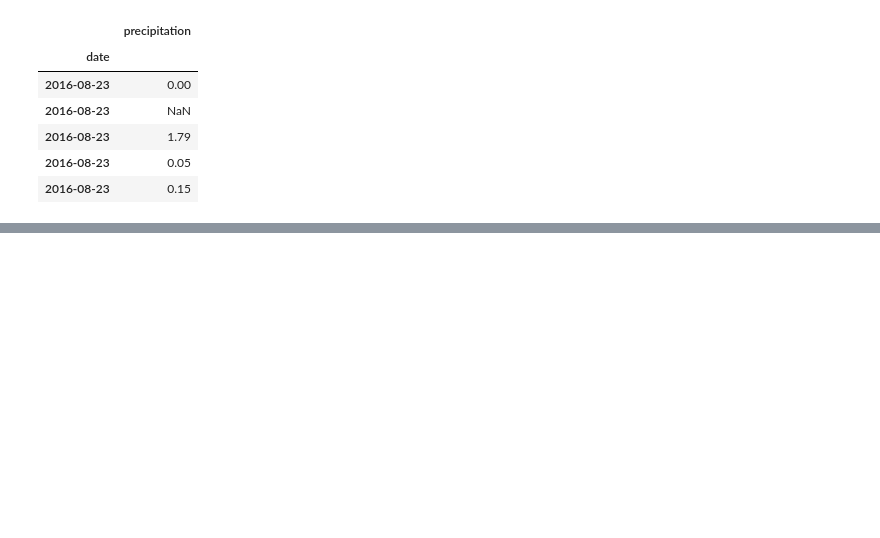
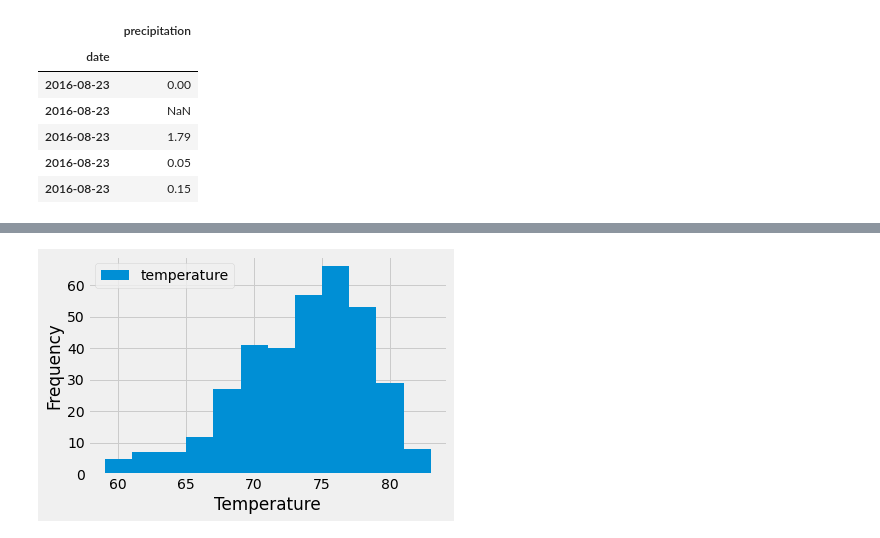
Before and after one commit to HarshitaRahul/sqlalchemy-challenge, a Jupyter notebook: climate_starter.ipynb, the cells around one changed output, grey strips where cells are left out. Saved outputs shown, nothing was run; the diff lists cells and outputs as text; code cells hidden in the pictures; blank space fills up the shorter version.

```diff
--- a/climate_starter.ipynb
+++ b/climate_starter.ipynb
@@ -133,3 +182,8 @@ precipitation_df.head()
 # %%
 # Using the station id from the previous query, calculate the lowest temperature recorded,
 # highest temperature recorded, and average temperature of the most active station?
+# Which station has the highest number of observations?
+most_active_station = 'USC00519281'
+temp_data = session.query(func.min(Measurement.tobs), func.max(Measurement.tobs), func.avg(Measurement.tobs)).\
+    filter(Measurement.station == most_active_station).all()
+temp_data
@@ -136,3 +192,12 @@ precipitation_df.head()
 # %%
 # Choose the station with the highest number of temperature observations.
 # Query the last 12 months of temperature observation data for this station and plot the results as a histogram
+temperature_observation = session.query(Measurement.date,Measurement.tobs)\
+                         .filter(Measurement.station == most_active_station)\
+                         .filter(func.strftime("%Y-%m-%d", Measurement.date) >= dt.date(2016, 8, 23)).all()
+
+# Save the query results as a Pandas DataFrame and set the index to the date column
+precipitation_df = pd.DataFrame(temperature_observation, columns = ['date', 'precipitation'])
+
+#set index
+precipitation_df.set_index('date', inplace = True)
@@ -138,0 +216,19 @@ precipitation_df.head()
+# %%
+#save as a data frame
+temp_observation_df = pd.DataFrame(temperature_observation, columns = ['date', 'temperature'])
+
+fig, ax = plt.subplots()
+temp_observation_df.plot.hist(bins = 12, ax = ax)
+
+#labels
+ax.set_xlabel('Temperature')
+ax.set_ylabel('Frequency')
+
+#save figure
+plt.savefig("Images2/yearly_plot.png")
+
+#plot
+plt.tight_layout()
+plt.show()
+# %% [output]
+[figure, added]
```
Also changed, not shown: parts of 9 cells of this notebook, 3 other files.
